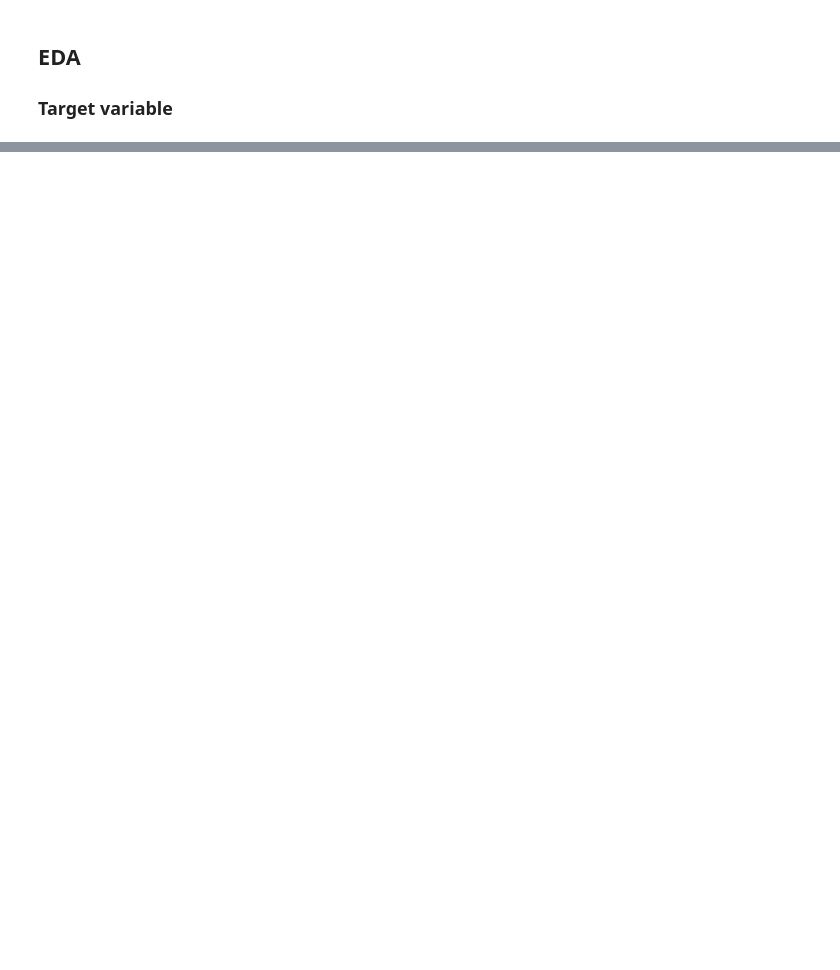
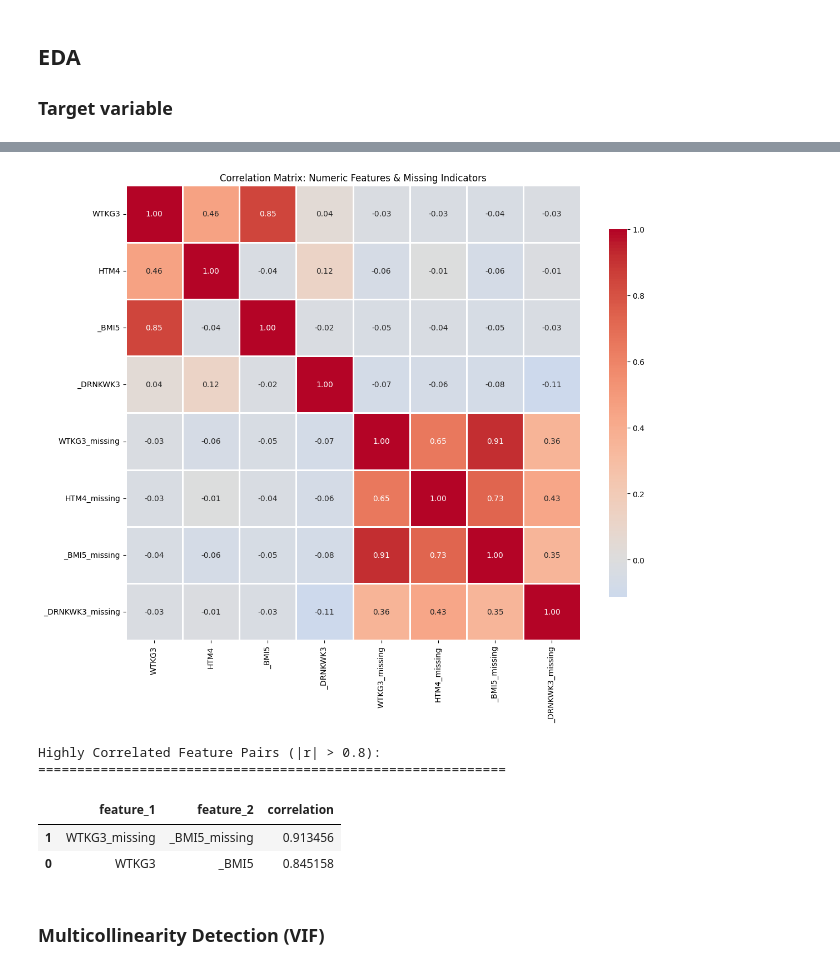
Before and after one commit to frederick-douglas-pearce/BRFSS-diabetes-2024, a Jupyter notebook: eda_modeling.ipynb, the cells around one changed output, grey strips where cells are left out. Saved outputs shown, nothing was run; the diff lists cells and outputs as text; code cells hidden in the pictures; blank space fills up the shorter version.

```diff
--- a/eda_modeling.ipynb
+++ b/eda_modeling.ipynb
@@ -383,0 +539,9 @@ train_df, val_df, test_df = split_train_val_test(pp_df, val_ratio=val_ratio, tes
+# %%
+# Include missing indicator columns in numeric analysis
+all_numeric_features = numeric_features + [f'{feat}_missing' for feat in numeric_features]
+
+# Calculate correlations with target
+numeric_corr = calculate_numeric_correlations(train_df, all_numeric_features, target_col)
+print("Numeric Feature Correlations with Diabetes Status:")
+print("="*60)
+display(numeric_corr)
@@ -383,0 +560,38 @@ train_df, val_df, test_df = split_train_val_test(pp_df, val_ratio=val_ratio, tes
+# %%
+# Create correlation matrix heatmap for all numeric features
+corr_matrix = train_df[all_numeric_features].corr()
+
+plt.figure(figsize=(12, 10))
+sns.heatmap(corr_matrix, annot=True, fmt='.2f', cmap='coolwarm', center=0,
+            square=True, linewidths=1, cbar_kws={"shrink": 0.8})
+plt.title('Correlation Matrix: Numeric Features & Missing Indicators')
+plt.tight_layout()
+plt.show()
+
+# Highlight highly correlated pairs (|r| > 0.8)
+print("\nHighly Correlated Feature Pairs (|r| > 0.8):")
+print("="*60)
+high_corr_pairs = []
+for i in range(len(corr_matrix.columns)):
+    for j in range(i+1, len(corr_matrix.columns)):
+        if abs(corr_matrix.iloc[i, j]) > 0.8:
+            high_corr_pairs.append({
+                'feature_1': corr_matrix.columns[i],
+                'feature_2': corr_matrix.columns[j],
+                'correlation': corr_matrix.iloc[i, j]
+            })
+
+if high_corr_pairs:
+    high_corr_df = pd.DataFrame(high_corr_pairs).sort_values('correlation', ascending=False, key=abs)
+    display(high_corr_df)
+else:
+    print("No feature pairs with |r| > 0.8")
+# %% [output]
+[figure, added]
+Highly Correlated Feature Pairs (|r| > 0.8):
+============================================================
+|  | feature_1 | feature_2 | correlation |
+| 1 | WTKG3_missing | _BMI5_missing | 0.913456 |
+| 0 | WTKG3 | _BMI5 | 0.845158 |
+# %% [markdown]
+### Multicollinearity Detection (VIF)
```
Also changed, not shown: parts of 20 cells of this notebook, 2 other files.
